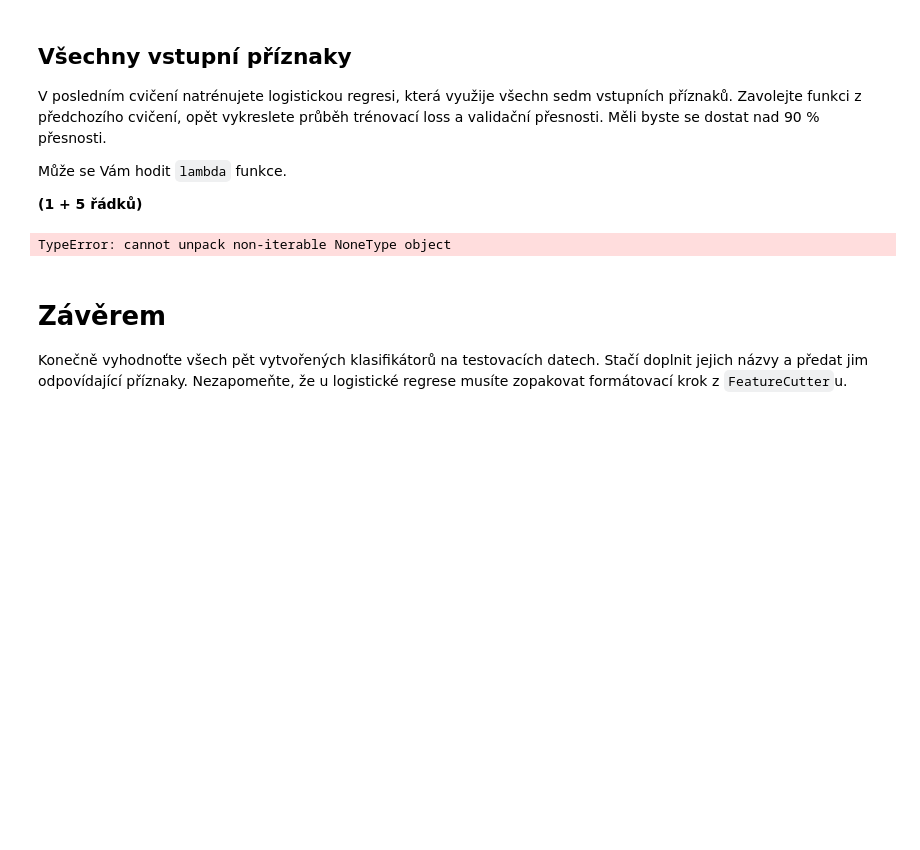
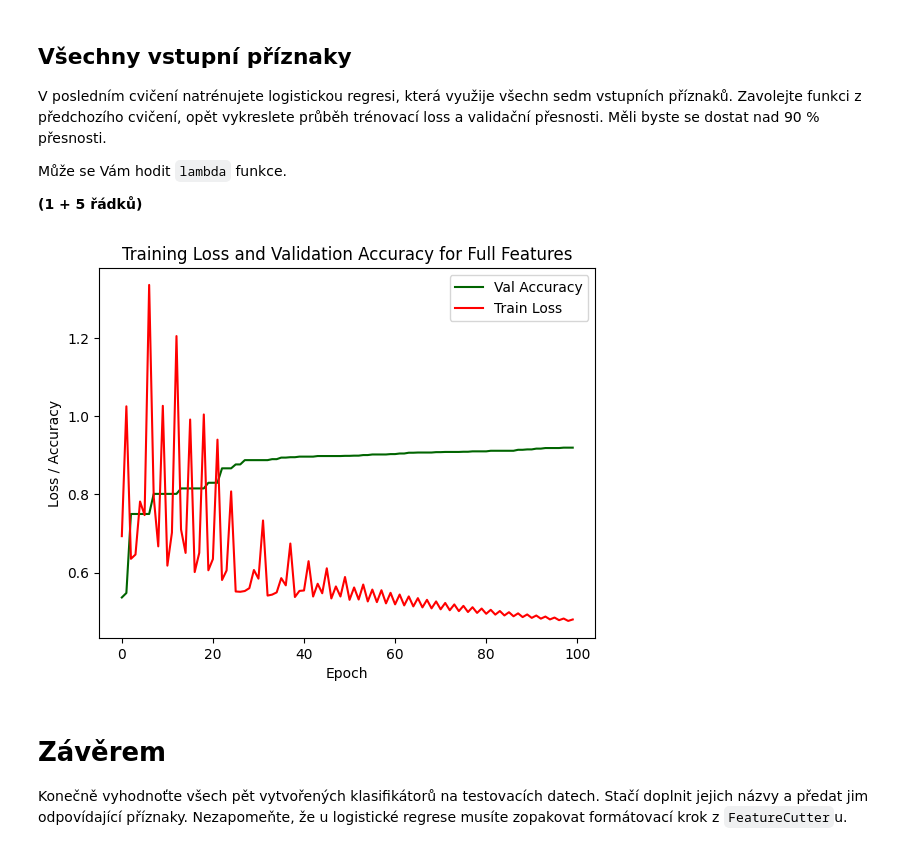
Before and after one commit to MOONYROS/VUT-SUI-projects, a Jupyter notebook: 1-project/zadani.ipynb, the cells around one changed output. Saved outputs shown, nothing was run; the diff lists cells and outputs as text; code cells hidden in the pictures; blank space fills up the shorter version.

```diff
--- a/1-project/zadani.ipynb
+++ b/1-project/zadani.ipynb
@@ -323,12 +323,13 @@ def train_logistic_regression(nb_epochs, lr, in_dim, fea_preprocessor):
         model.b -= lr * grad_b
 
         accuracy_value = evaluate(model, val_X, val_t)
-        accuracies.append(accuracy_value)
 
         if accuracy_value > best_accuracy:
             best_model = copy.deepcopy(model)
             best_accuracy = accuracy_value
 
+        accuracies.append(best_accuracy)
+
     return best_model, losses, accuracies
 # %% [markdown]
 Funkci zavolejte a natrénujte model.
@@ -381,12 +382,18 @@ Měli byste se dostat nad 90 % přesnosti.
 Může se Vám hodit `lambda` funkce.
 
 **(1 + 5 řádků)**
-# %%
-disc_full_fea, losses, accuracies = None
-
-pass
-# %% [output]
-TypeError: cannot unpack non-iterable NoneType object
+# %%
+disc_full_fea, losses, accuracies = train_logistic_regression(EPOCH_NUM, 0.000001, 7, lambda x: x)
+
+plt.plot(range(EPOCH_NUM), accuracies, label='Val Accuracy', color=POS_COLOR)
+plt.plot(range(EPOCH_NUM), losses, label='Train Loss', color=NEG_COLOR)
+plt.xlabel('Epoch')
+plt.ylabel('Loss / Accuracy')
+plt.legend()
+plt.title('Training Loss and Validation Accuracy for Full Features')
+plt.show()
+# %% [output]
+[figure, added]
 # %% [markdown]
 # Závěrem
 Konečně vyhodnoťte všech pět vytvořených klasifikátorů na testovacích datech.
```
Also changed, not shown: parts of 1 cell of this notebook.
